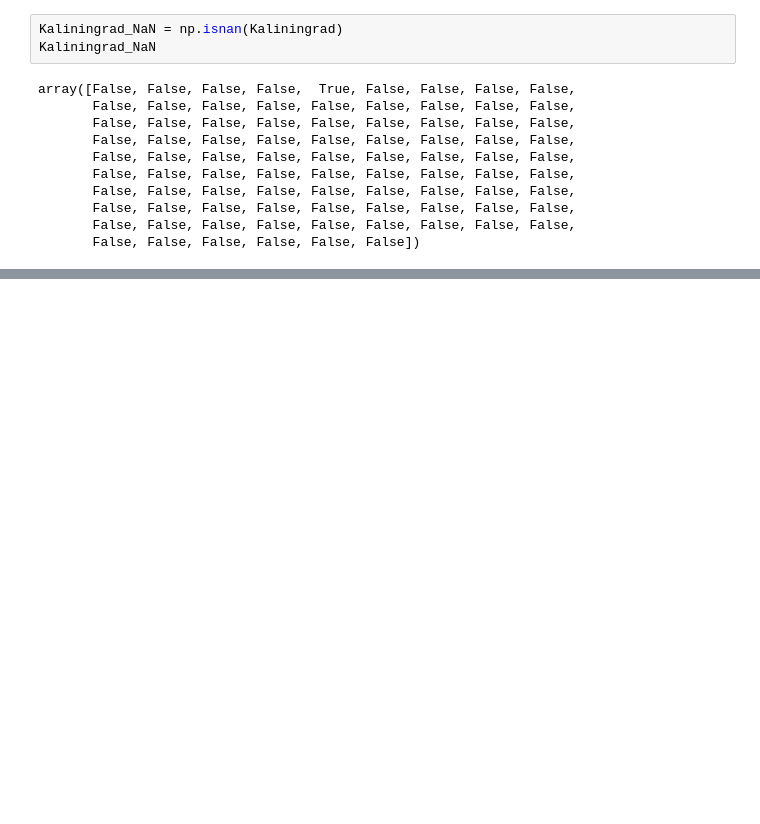
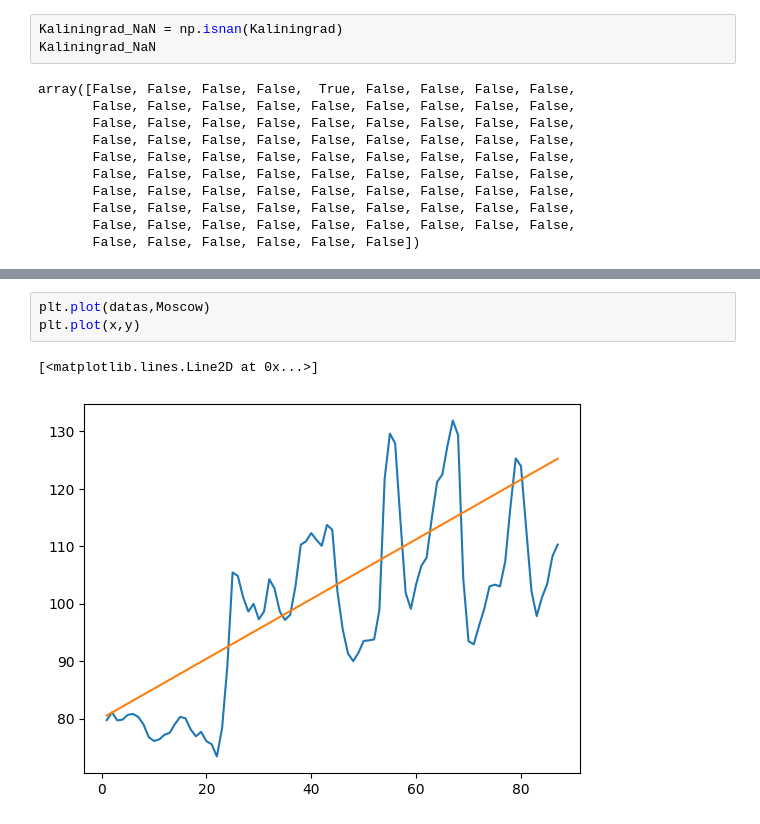
Before and after one commit to MichaelHrq/Numpy, a Jupyter notebook: numpy.ipynb, the cells around one changed output, grey strips where cells are left out. Cells and saved outputs as stored; diff of their text form; blank space fills up the shorter version.

```diff
--- a/numpy.ipynb
+++ b/numpy.ipynb
@@ -89,0 +141,6 @@ array([4], dtype=int64)
+# %%
+plt.plot(datas,Moscow)
+plt.plot(x,y)
+# %% [output]
+[<matplotlib.lines.Line2D at 0x...>]
+[figure, added]
```
Also changed, not shown: parts of 23 cells of this notebook.
